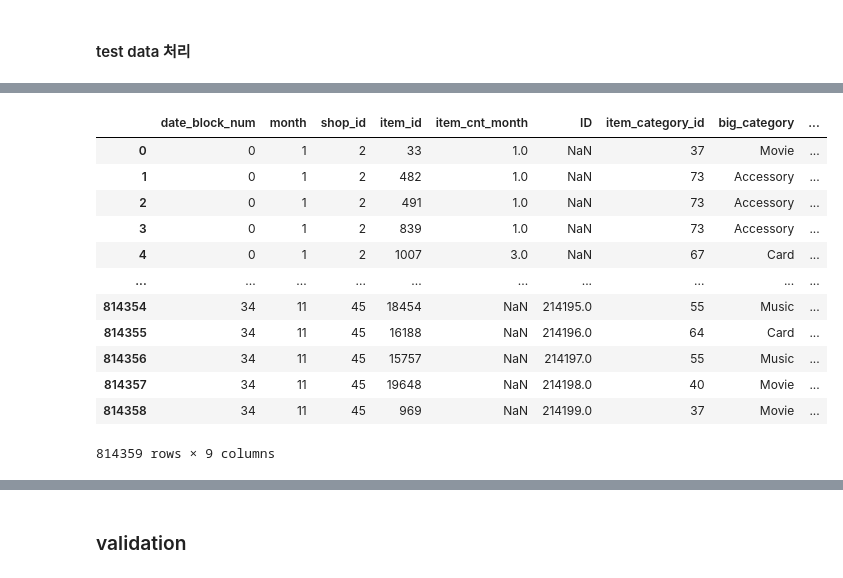
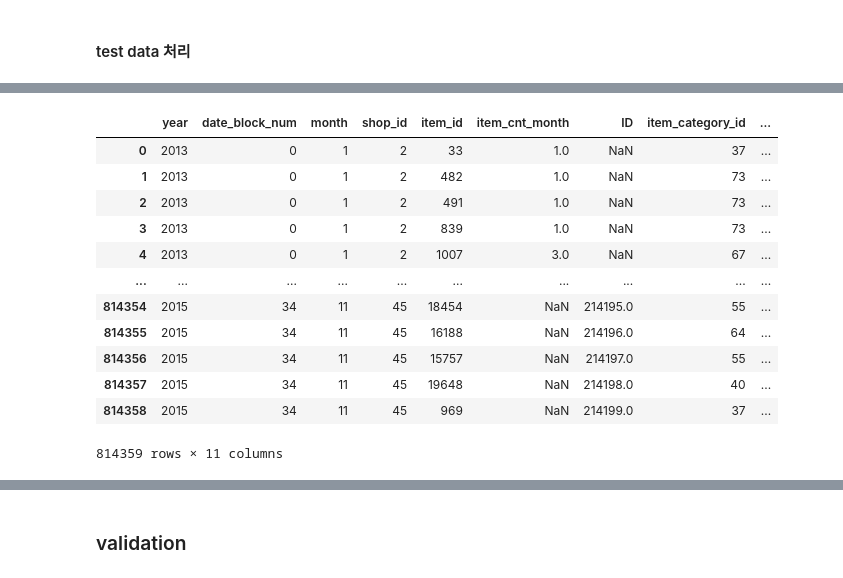
Before and after one commit to kkyuhun94/ML_practice, a Jupyter notebook: predict_future_sales.ipynb, the cells around one changed output, grey strips where cells are left out. Drawn from its saved outputs; the diff is of its cells as text; code cells hidden in the pictures.

```diff
--- a/predict_future_sales.ipynb
+++ b/predict_future_sales.ipynb
@@ -345,7 +275,7 @@ df_train
 x_train = df_train[df_train.shop_id.isin(df_test.shop_id.unique())]
 x_train = x_train[x_train.item_id.isin(df_test.item_id.unique())]
 x_train['date'] = x_train['date'].apply(lambda x : int(x[3:5]))
-x_train = pd.DataFrame(x_train.groupby(['date_block_num','date','shop_id','item_id'],as_index=False)['item_cnt_day'].sum())
+x_train = pd.DataFrame(x_train.groupby(['year','date_block_num','date','shop_id','item_id'],as_index=False)['item_cnt_day'].sum())
 x_train.rename(columns={'item_cnt_day' : 'item_cnt_month', 'date' : 'month'}, inplace = True )
 x_train
 # %% [output]
@@ -376,6 +298,7 @@ x_train.groupby('shop_id')['item_id'].count().plot()
 # 다음달 데이터를 예측하는 것이므로 date_block_num = 34
 df_test["date_block_num"] = 34
 df_test['month'] = 11
+df_test['year'] = 2015
 # df_test['item_price'] = 0
 # x_test = pd.merge(df_test,df_item_category, on = 'item_id', how = 'left')
 df_test
@@ -431,20 +340,22 @@ df_all = pd.merge(df_train_test,df_item_category, on = "item_id", how = "left")
 # %%
 # price 넣기
 df_all = pd.merge(df_all,price, on ='item_id', how = 'left')
+df_all = pd.merge(df_all,sales, on = 'shop_id', how = 'left')
+df_all
 # %% [output]
-|  | date_block_num | month | shop_id | item_id | item_cnt_month | ID | item_category_id | big_category | ... |
-| 0 | 0 | 1 | 2 | 33 | 1.0 | NaN | 37 | Movie | ... |
-| 1 | 0 | 1 | 2 | 482 | 1.0 | NaN | 73 | Accessory | ... |
-| 2 | 0 | 1 | 2 | 491 | 1.0 | NaN | 73 | Accessory | ... |
-| 3 | 0 | 1 | 2 | 839 | 1.0 | NaN | 73 | Accessory | ... |
-| 4 | 0 | 1 | 2 | 1007 | 3.0 | NaN | 67 | Card | ... |
+|  | year | date_block_num | month | shop_id | item_id | item_cnt_month | ID | item_category_id | ... |
+| 0 | 2013 | 0 | 1 | 2 | 33 | 1.0 | NaN | 37 | ... |
+| 1 | 2013 | 0 | 1 | 2 | 482 | 1.0 | NaN | 73 | ... |
+| 2 | 2013 | 0 | 1 | 2 | 491 | 1.0 | NaN | 73 | ... |
+| 3 | 2013 | 0 | 1 | 2 | 839 | 1.0 | NaN | 73 | ... |
+| 4 | 2013 | 0 | 1 | 2 | 1007 | 3.0 | NaN | 67 | ... |
 | ... | ... | ... | ... | ... | ... | ... | ... | ... | ... |
-| 814354 | 34 | 11 | 45 | 18454 | NaN | 214195.0 | 55 | Music | ... |
-| 814355 | 34 | 11 | 45 | 16188 | NaN | 214196.0 | 64 | Card | ... |
-| 814356 | 34 | 11 | 45 | 15757 | NaN | 214197.0 | 55 | Music | ... |
-| 814357 | 34 | 11 | 45 | 19648 | NaN | 214198.0 | 40 | Movie | ... |
-| 814358 | 34 | 11 | 45 | 969 | NaN | 214199.0 | 37 | Movie | ... |
+| 814354 | 2015 | 34 | 11 | 45 | 18454 | NaN | 214195.0 | 55 | ... |
+| 814355 | 2015 | 34 | 11 | 45 | 16188 | NaN | 214196.0 | 64 | ... |
+| 814356 | 2015 | 34 | 11 | 45 | 15757 | NaN | 214197.0 | 55 | ... |
+| 814357 | 2015 | 34 | 11 | 45 | 19648 | NaN | 214198.0 | 40 | ... |
+| 814358 | 2015 | 34 | 11 | 45 | 969 | NaN | 214199.0 | 37 | ... |
-814359 rows × 9 columns
+814359 rows × 11 columns
 # %%
 # get dummy
 df_train_test = pd.get_dummies(df_all, columns = ['big_category'])
```
Also changed, not shown: parts of 35 cells of this notebook.
